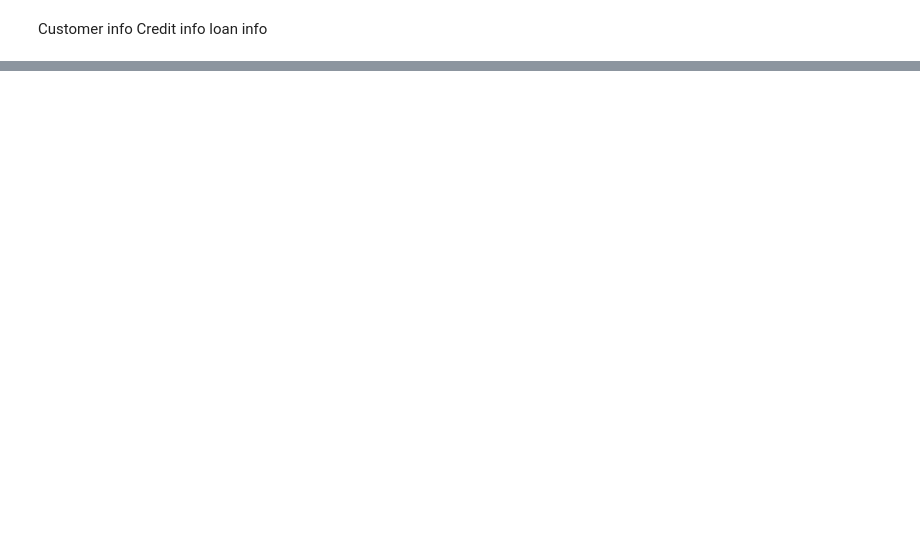
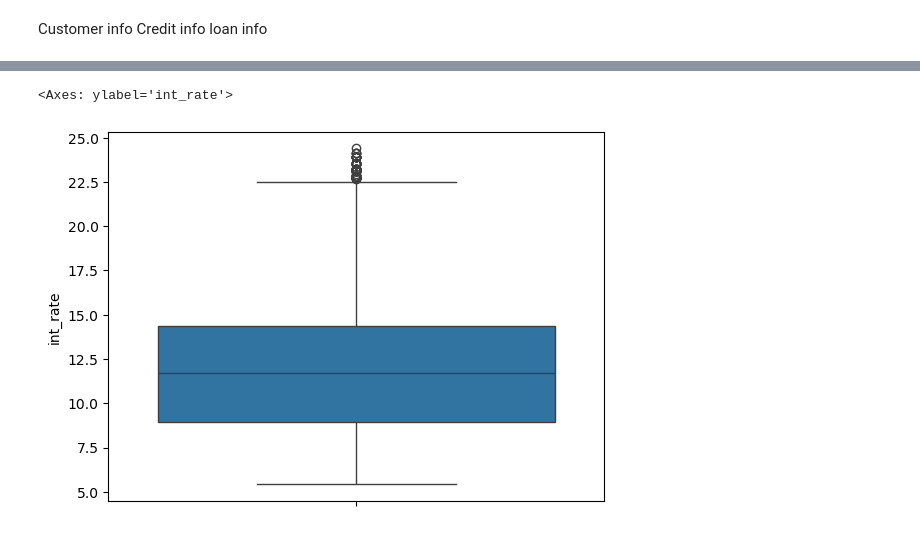
Before and after one commit to sunnyku/MS, a Jupyter notebook: case_study/staging.ipynb, the cells around one changed output, grey strips where cells are left out. Drawn from its saved outputs; the diff is of its cells as text; code cells hidden in the pictures; blank space fills up the shorter version.

```diff
--- a/case_study/staging.ipynb
+++ b/case_study/staging.ipynb
@@ -257,0 +482,2 @@ new_df.head()
+# %%
+data1['int_rate'] = data1['int_rate'].apply(lambda x: float(x.replace('%', '').strip()))
@@ -257,0 +495,5 @@ new_df.head()
+# %%
+sns.boxplot(data1.int_rate)
+# %% [output]
+<Axes: ylabel='int_rate'>
+[figure, added]
```
Also changed, not shown: parts of 47 cells of this notebook.
